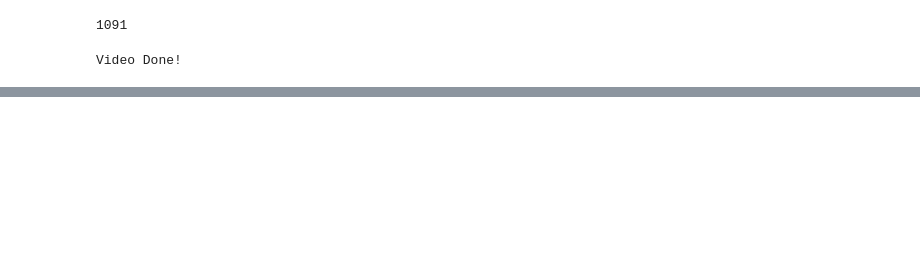
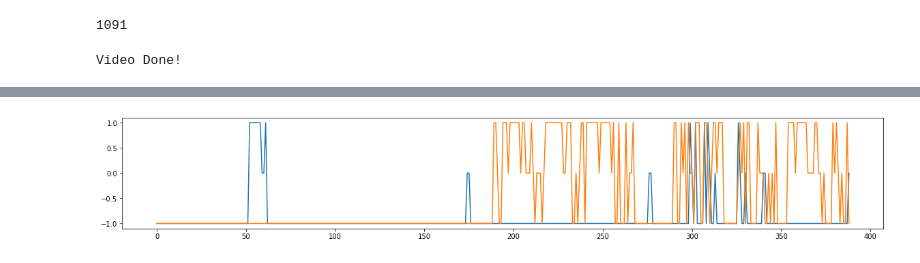
Before and after one commit to paolobif/TOD, a Jupyter notebook: test.ipynb, the cells around one changed output, grey strips where cells are left out. Cells and saved outputs as stored; diff of their text form; code cells hidden in the pictures; blank space fills up the shorter version.

```diff
--- a/test.ipynb
+++ b/test.ipynb
@@ -546,0 +297,8 @@ Video Done!
+# %%
+from utils import *
+
+from perceptron_analysis import *
+
+csv_path = "./exp/csvs/1052.csv"
+vid_path = "./exp/vids/1052.avi"
+viewer = WormViewer(csv_path, vid_path)
@@ -546,0 +397,6 @@ Video Done!
+# %%
+for worm in np.arange(10, 12):
+    plt.plot(difs[worm])
+# plt.plot(difs[7])
+# %% [output]
+[figure, added]
```
Also changed, not shown: parts of 17 cells of this notebook, 2 other files.
